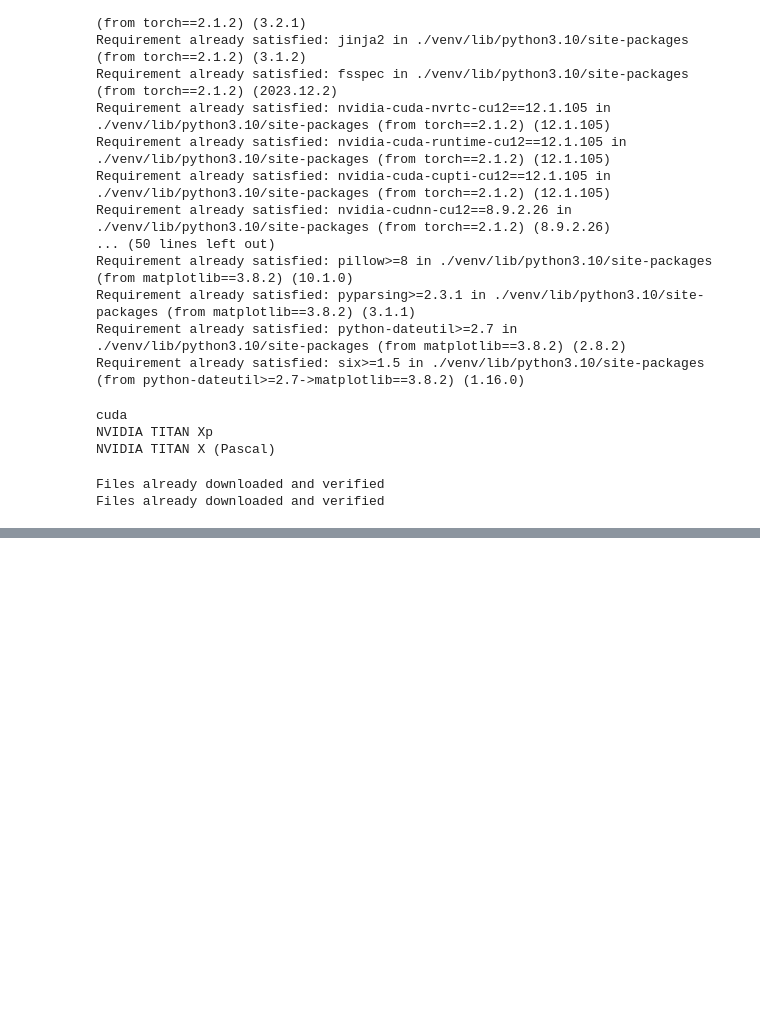
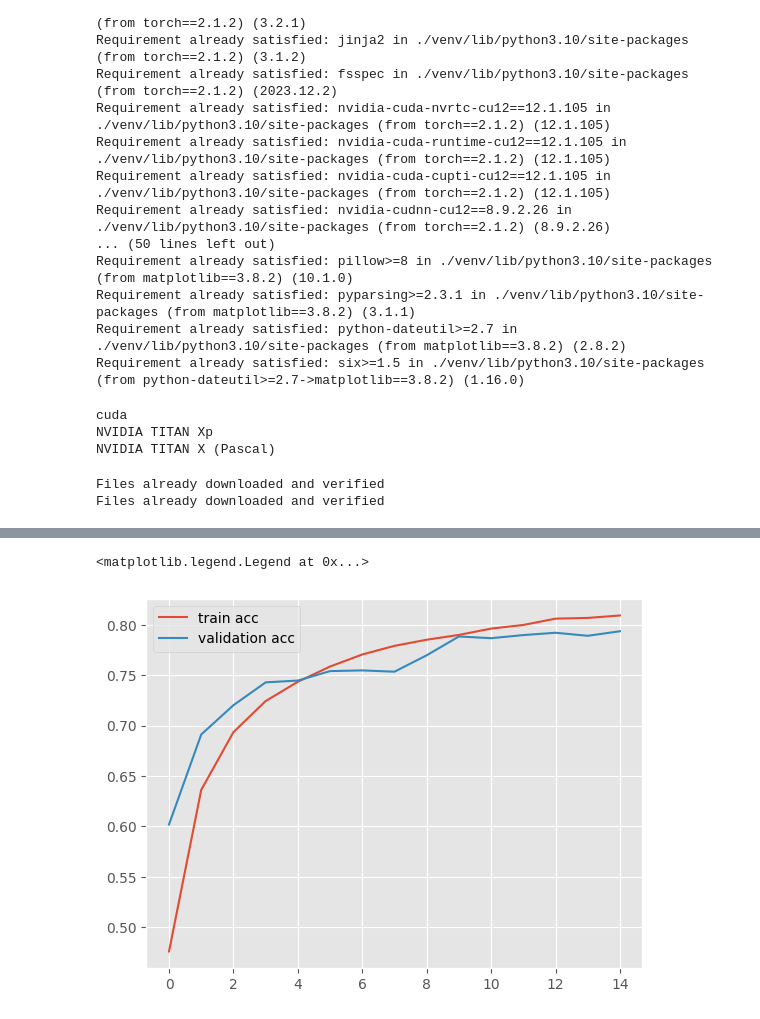
Before and after one commit to iambitebyte/torch_vgg16_sample, a Jupyter notebook: vgg16.ipynb, the cells around one changed output, grey strips where cells are left out. Drawn from its saved outputs; the diff is of its cells as text; code cells hidden in the pictures; blank space fills up the shorter version.

```diff
--- a/vgg16.ipynb
+++ b/vgg16.ipynb
@@ -212,0 +309,8 @@ plt.legend()
+# %%
+plt.style.use('ggplot')
+plt.plot(list(map(lambda x: x.cpu(), accs)) if device == "cuda" else accs, label='train acc')
+plt.plot(list(map(lambda x: x.cpu(), val_accs)) if device == "cuda" else val_accs, label='validation acc')
+plt.legend()
+# %% [output]
+<matplotlib.legend.Legend at 0x...>
+[figure, added]
```
Also changed, not shown: parts of 11 cells of this notebook.
